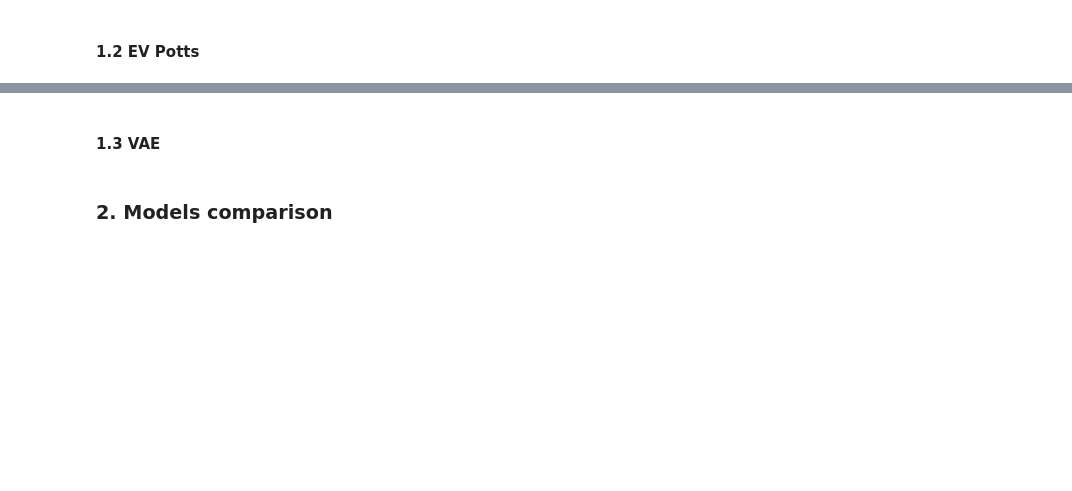
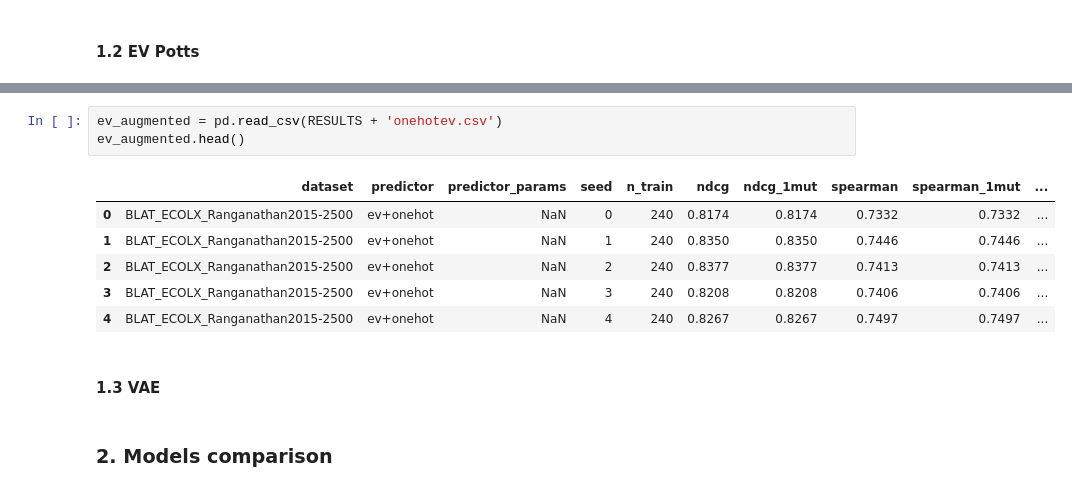
Before and after one commit to eliamounier/optoprotein-fitness-prediction, a Jupyter notebook: model_analysis.ipynb, the cells around one changed output, grey strips where cells are left out. Saved outputs shown, nothing was run; the diff lists cells and outputs as text; blank space fills up the shorter version.

```diff
--- a/model_analysis.ipynb
+++ b/model_analysis.ipynb
@@ -25,3 +37,13 @@ simple_linear.head()
+# %%
+ev_augmented = pd.read_csv(RESULTS + 'onehotev.csv')
+ev_augmented.head()
+# %% [output]
+|  | dataset | predictor | predictor_params | seed | n_train | ndcg | ndcg_1mut | spearman | spearman_1mut | ... |
+| 0 | BLAT_ECOLX_Ranganathan2015-2500 | ev+onehot | NaN | 0 | 240 | 0.8174 | 0.8174 | 0.7332 | 0.7332 | ... |
+| 1 | BLAT_ECOLX_Ranganathan2015-2500 | ev+onehot | NaN | 1 | 240 | 0.8350 | 0.8350 | 0.7446 | 0.7446 | ... |
+| 2 | BLAT_ECOLX_Ranganathan2015-2500 | ev+onehot | NaN | 2 | 240 | 0.8377 | 0.8377 | 0.7413 | 0.7413 | ... |
+| 3 | BLAT_ECOLX_Ranganathan2015-2500 | ev+onehot | NaN | 3 | 240 | 0.8208 | 0.8208 | 0.7406 | 0.7406 | ... |
+| 4 | BLAT_ECOLX_Ranganathan2015-2500 | ev+onehot | NaN | 4 | 240 | 0.8267 | 0.8267 | 0.7497 | 0.7497 | ... |
 # %% [markdown]
 #### 1.3 VAE
 # %% [markdown]
```
Also changed, not shown: parts of 6 cells of this notebook, 4 other files.
